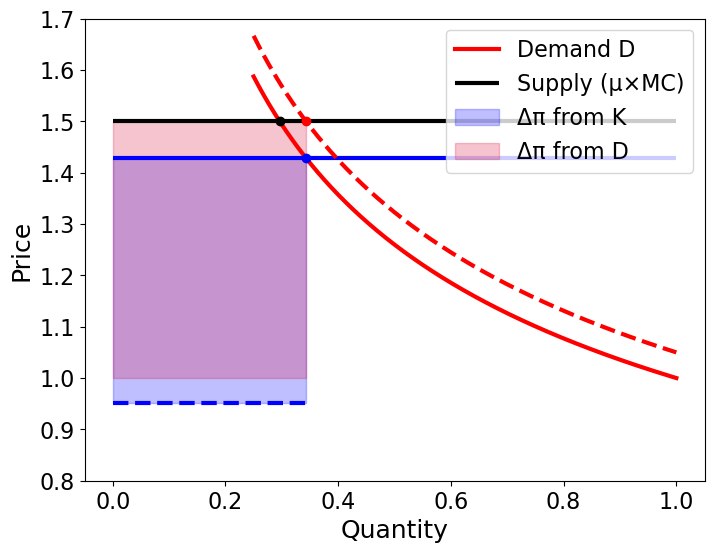
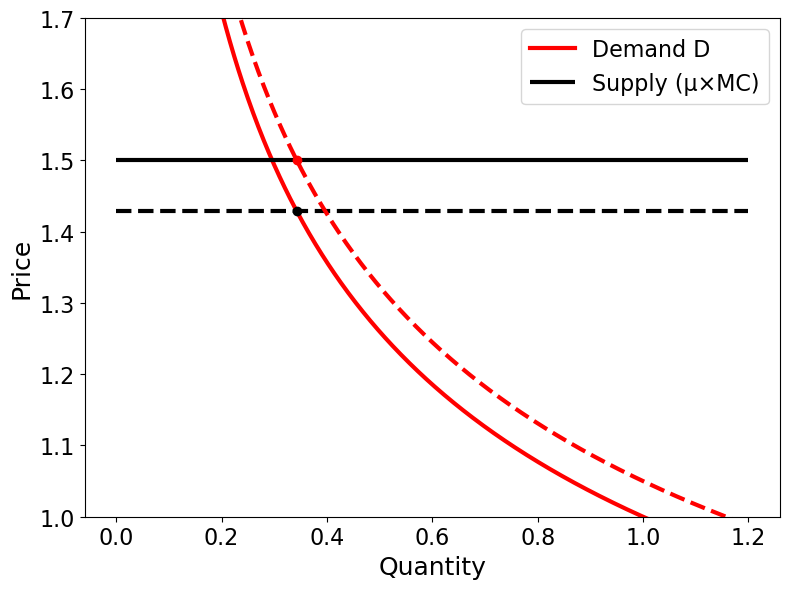
Code edit (unified diff) that turned the first committed figure into the second:
--- before
+++ after
@@ -47,8 +47,10 @@
 # --- plotting grid ---
 # y_grid = np.linspace(0.25, max(2.0, y_K*1.05, y_D*1.05), 500)
-y_grid = np.linspace(0.25, 1, 500)
+y_grid = np.linspace(0.2, 1.2, 500)
 p_grid = p_of_y(y_grid, d, sigma)
 p_grid_D = p_of_y(y_grid, d_D, sigma)
 
+# print y_K and y_D for reference
+print(f"y_K: {y_K:.3f}, y_D: {y_D:.3f}")
 
 plt.figure(figsize=(8, 6))
@@ -58,5 +60,5 @@
 # plt.hlines(mc0, 0, y0, color="black", linestyle="--", linewidth=3, label="MC")
 plt.hlines(p0, 0, y_grid[-1], color="black", linewidth=3, label="Supply (μ×MC)")
-plt.scatter([y0], [p0], color="black", zorder=5)
+# plt.scatter([y0], [p0], color="black", zorder=5)
 # plt.fill_between([0, y0], [mc0, mc0], [p0, p0], alpha=0.25, color="grey")
 plt.xlabel("Quantity", fontsize=18)
@@ -65,16 +67,20 @@
 plt.yticks(fontsize=16)
 plt.legend(loc="upper right", frameon=True, fontsize=16)
-plt.ylim(0.8, 1.7)
+plt.ylim(1.0, 1.7)
 # save fig 1
 plt.savefig(MAIN_DIR + "/figures/misc/stylizedSEP_1.pdf", bbox_inches="tight")
 
 # Supply bump
-plt.hlines(mc_K, 0, y_K, color="blue", linestyle="--", linewidth=3)
-plt.hlines(p_K, 0, y_grid[-1], color="blue", linewidth=3)
-plt.scatter([y_K], [p_K], color="blue", zorder=5)
-plt.fill_between([0, y_K], [mc_K, mc_K], [p_K, p_K], alpha=0.25, color="blue", label="Δπ from K")
+# plt.hlines(mc_K, 0, y_K, color="blue", linestyle="--", linewidth=3)
+plt.hlines(p_K, 0, y_grid[-1], color="black", linestyle="--", linewidth=3)
+plt.scatter([y_K], [p_K], color="black", zorder=5)
+# Gain = MC savings on original units + margin on new units
+# plt.fill_between([0, y0],   [mc_K, mc_K], [mc0, mc0], alpha=0.25, color="blue", 
+# plt.fill_between([0, y_K], [mc_K, mc_K], [p_K, p_K], alpha=0.25, color="blue", label=f"π from $\Delta K$")
 plt.legend(loc="upper right", frameon=True, fontsize=16)
 
 # save fig2
+# tight layout to avoid cutting off legend
+plt.tight_layout()
 plt.savefig(MAIN_DIR + "/figures/misc/stylizedSEP_2.pdf", bbox_inches="tight")
 
@@ -82,7 +88,25 @@
 plt.plot(y_grid, p_grid_D, color="red", linewidth=3, linestyle="--")
 plt.scatter([y_D], [p_D], color="red", zorder=5)
-plt.fill_between([0, y_D], [mc_D, mc_D], [p_D, p_D], alpha=0.25, color="crimson", label="Δπ from D")
+# Gain = price gain on original units + margin on new units
+# plt.fill_between([0, y0],   [p0,   p0],   [p_D, p_D], alpha=0.25, color="crimson", label="Δπ from D")
+# plt.fill_between([0, y_D], [mc_D, mc_D], [p_D, p_D], alpha=0.25, color="crimson", label=f"π from $\Delta D$")
 plt.legend(loc="upper right", frameon=True, fontsize=16)
 
 # save fig3
 plt.savefig(MAIN_DIR + "/figures/misc/stylizedSEP_3.pdf", bbox_inches="tight")
+
+# resize figure as 10x10 for slides
+plt.figure(figsize=(10, 10))
+plt.plot(y_grid, p_grid, color="red", linewidth=5, label="Demand D")
+plt.hlines(p0, 0, y_grid[-1], color="black", linewidth=5, label="Supply (μ×MC)")
+plt.plot(y_grid, p_grid_D, color="red", linewidth=5, linestyle="--")
+plt.hlines(p_K, 0, y_grid[-1], color="black", linestyle="--", linewidth=5)
+plt.scatter([y0], [p0], color="black", zorder = 5, s=100)
+plt.scatter([y_K], [p_K], color="black", zorder=5, s=100)
+plt.scatter([y_D], [p_D], color="red", zorder=5, s=100)
+plt.xlabel("Quantity", fontsize=32)
+plt.ylabel("Price", fontsize=32)
+plt.xticks(fontsize=24)
+plt.yticks(fontsize=24)
+plt.legend(loc="upper right", frameon=True, fontsize=32)
+plt.savefig(MAIN_DIR + "/figures/misc/stylizedSEP_slides.pdf", bbox_inches="tight")

Commit: Big Update!